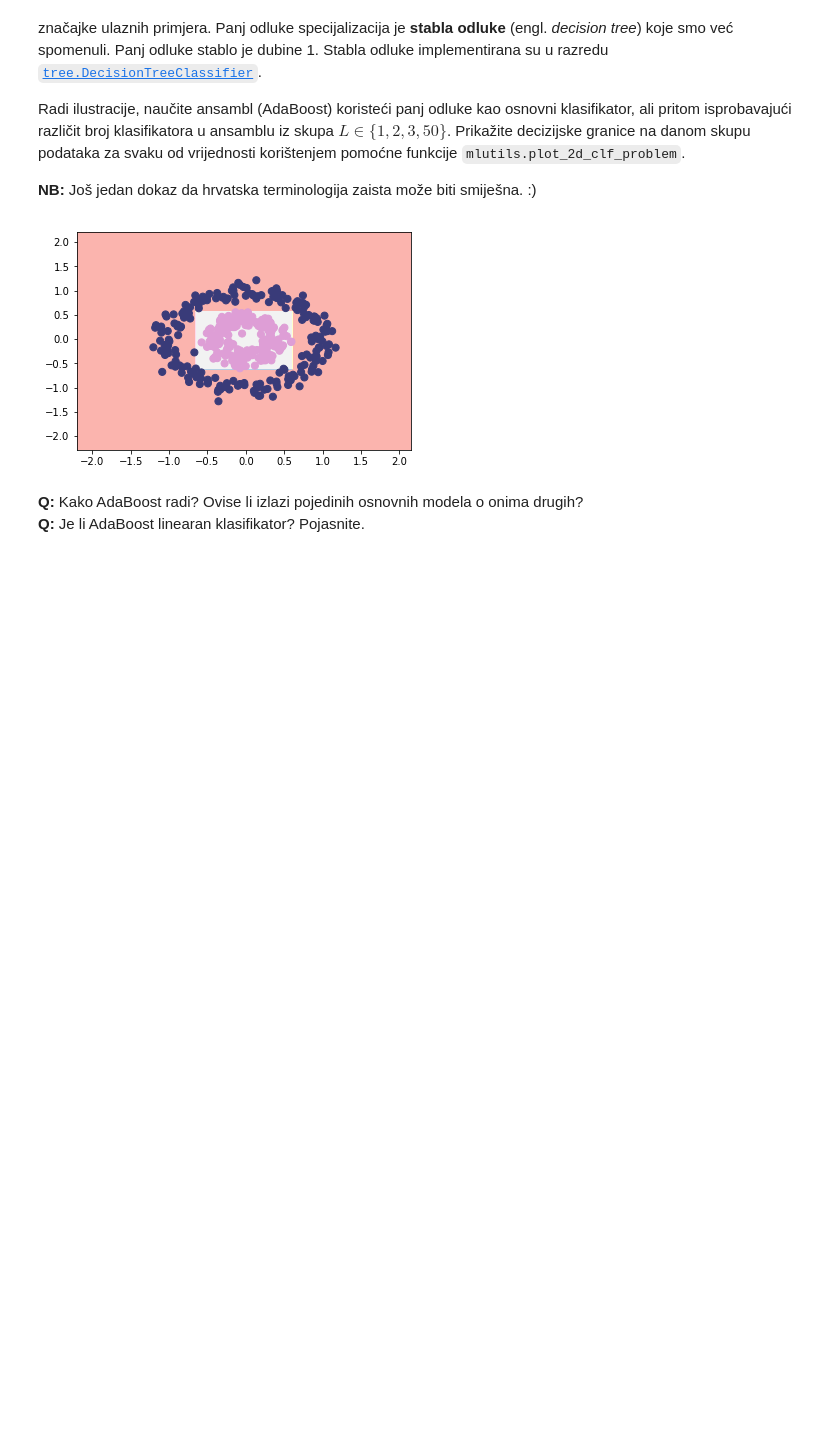
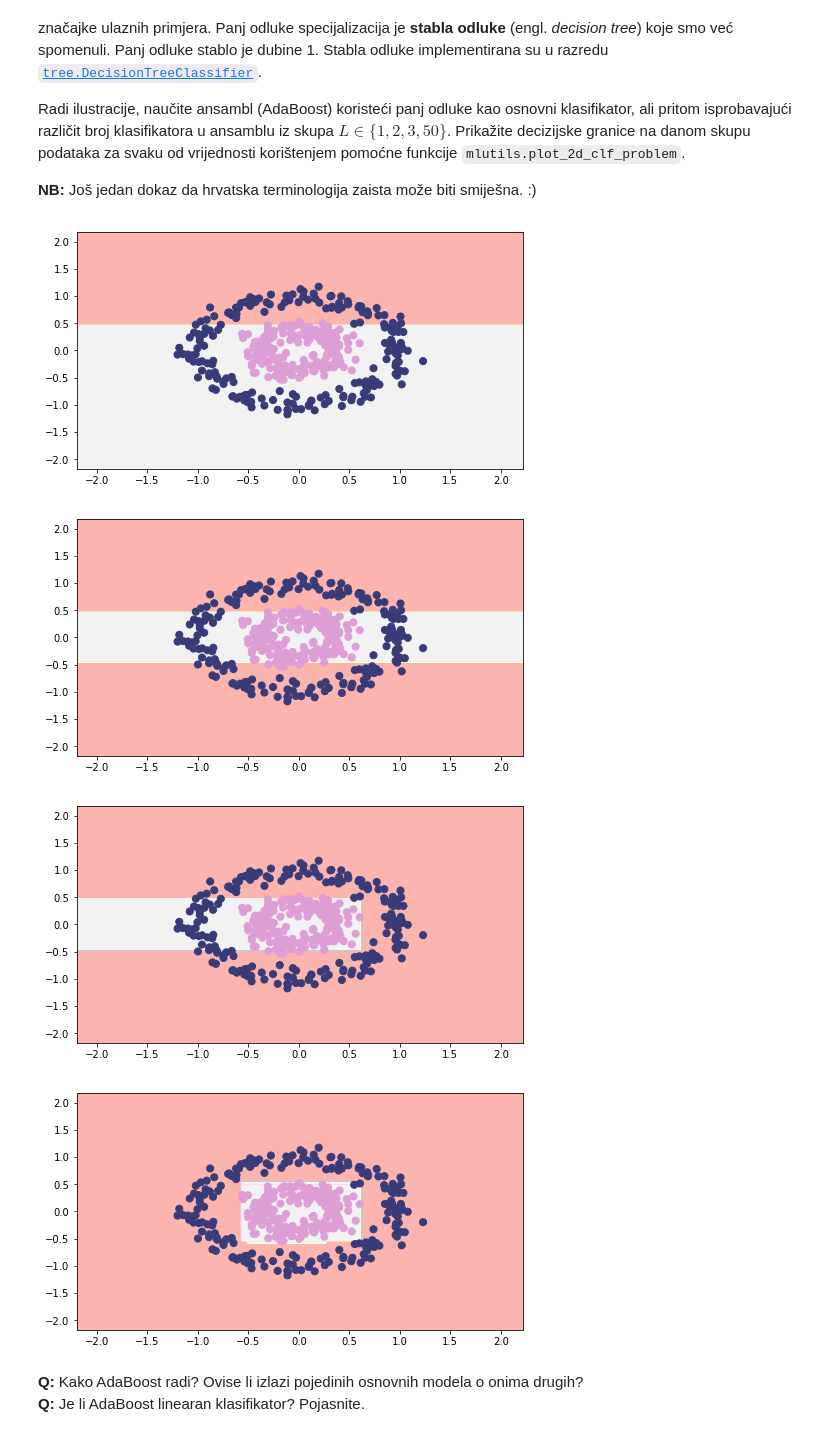
Before and after one commit to tkukurin/Lab.MachineLearning, a Jupyter notebook: lab04.ipynb, the cells around one changed output. Saved outputs shown, nothing was run; the diff lists cells and outputs as text; code cells hidden in the pictures; blank space fills up the shorter version.

Commit message:
add some graph lines

```diff
--- a/lab04.ipynb
+++ b/lab04.ipynb
@@ -214,14 +225,20 @@ Radi ilustracije, naučite ansambl (AdaBoost) koristeći panj odluke kao osnovni
 # %%
 from sklearn.ensemble import AdaBoostClassifier
 from sklearn.tree import DecisionTreeClassifier
 
-for L in (1, 2, 3, 50):
+Ls = (1, 2, 3, 50)
+for i, L in enumerate(Ls):
   stump = DecisionTreeClassifier(max_depth=1)
   adaboost = AdaBoostClassifier(base_estimator=stump, n_estimators=L)\
     .fit(circ_X, circ_y)
+  plt.figure(figsize=(8,20))
+  plt.subplot(len(Ls), 1, i + 1)
   mlutils.plot_2d_clf_problem(circ_X, circ_y, adaboost.predict)
 # %% [output]
-[figure, old version]
+[figure, new version]
+[figure, added]
+[figure, added]
+[figure, added]
 # %% [markdown]
 **Q:** Kako AdaBoost radi? Ovise li izlazi pojedinih osnovnih modela o onima drugih?
 **Q:** Je li AdaBoost linearan klasifikator? Pojasnite.
```
Also changed, not shown: parts of 8 cells of this notebook, 1 other file.
